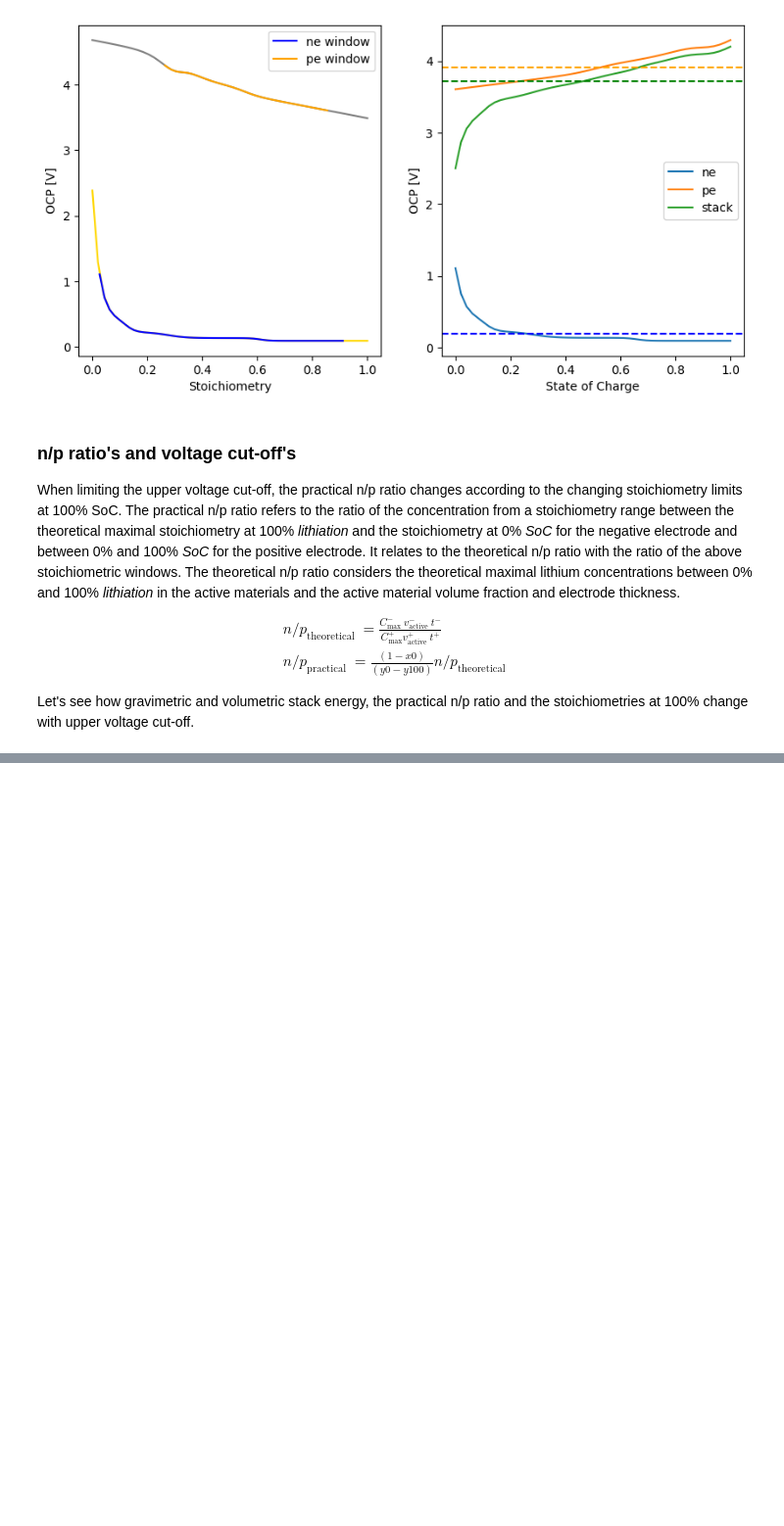
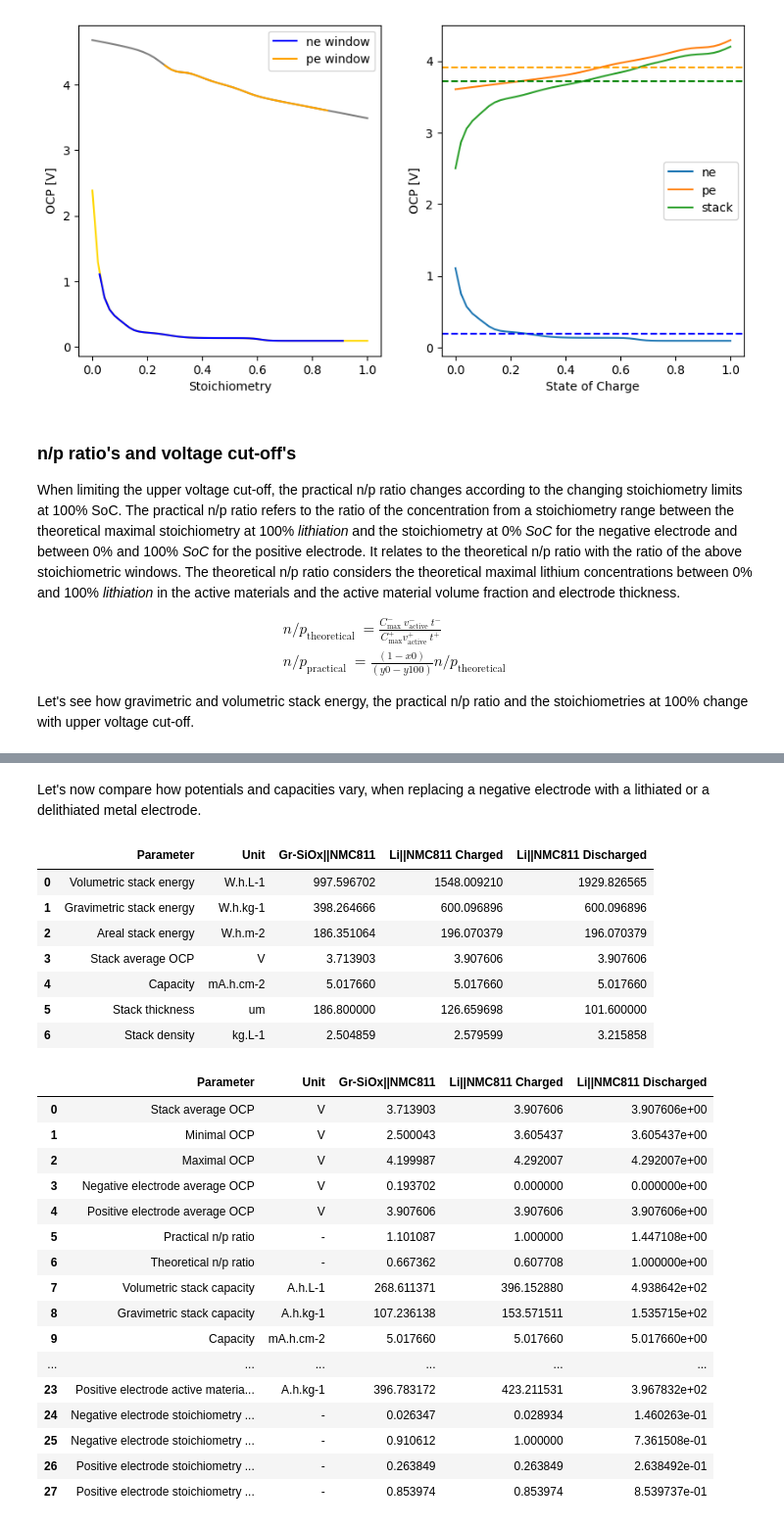
Before and after one commit to pybamm-team/pybamm-tea, a Jupyter notebook: examples/capacities_and_potentials.ipynb, the cells around one changed output, grey strips where cells are left out. Shown: that part at 98% size. Saved outputs shown, nothing was run; the diff lists cells and outputs as text; code cells hidden in the pictures; blank space fills up the shorter version.

```diff
--- a/examples/capacities_and_potentials.ipynb
+++ b/examples/capacities_and_potentials.ipynb
@@ -278,0 +240,7 @@ display(capacities_and_potentials)
+# %%
+thickness_npratio = {
+    "Theoretical n/p ratio": 1,
+    "Negative electrode thickness [m]": None,
+    "Negative electrode active material volume fraction": 1,
+    "Negative electrode porosity": 0,
+}
@@ -279,3 +259,70 @@ display(capacities_and_potentials)
+# %%
+lithiated_thickness = {
+    "Negative electrode active material volume fraction": 1,
+    "Negative electrode porosity": 0,
+    "Negative electrode thickness [m]": ((tea_class.stack_energy.get("Initial lithium inventory / positive electrode theoretical capacity")-
+                                          tea_class.stack_energy.get("Positive electrode stoichiometry at 100% SoC"))*
+                                         tea_class.stack_energy.get("Positive electrode theoretical capacity [mA.h.cm-2]")*
+                                         6.941 / 0.534 / 96485 * 3.6 / 100), # mA.h.cm-2 * g.mol-1 / g.cm-3 / Q.mol-1 * Q.mA.h-1 / cm.m-1 = m
+    "Positive electrode active material density [kg.m-3]": (tea_class.parameter_values.get("Positive electrode active material density [kg.m-3]")-
+                                                            0.006941 * tea_class.parameter_values.get("Maximum concentration in positive electrode [mol.m-3]") *
+                                                            (tea_class.stack_energy.get("Initial lithium inventory / positive electrode theoretical capacity") -
+                                                              tea_class.stack_energy.get("Positive electrode stoichiometry at 100% SoC")))
+}
+# %% [markdown]
+Let's now compare how potentials and capacities vary, when replacing a negative electrode with a lithiated or a delithiated metal electrode.
+# %%
+# merge input data
+input_lithium_discharged = {**potential, **stoichiometries, **delithiated_capacity, **thickness_npratio}
+input_lithium_charged = {**potential, **stoichiometries, **lithiated_capacity, **lithiated_thickness}
+# add electrolyte density
+input_lithium_discharged["Electrolyte density [kg.m-3]"] = 1276
+input_lithium_charged["Electrolyte density [kg.m-3]"] = 1276
+
+# base parameter-sets
+base = pybamm.ParameterValues("Chen2020")
+
+# create a TEA class
+tea_class_lithium_charged = pybamm_tea.TEA(base, input_lithium_charged)
+tea_class_lithium_discharged = pybamm_tea.TEA(base, input_lithium_discharged)
+
+# merge dataframes
+stack_energies = pd.merge(tea_class.stack_energy_dataframe, tea_class_lithium_charged.stack_energy_dataframe, on=['Parameter', 'Unit'])
+stack_energies = pd.merge(stack_energies, tea_class_lithium_discharged.stack_energy_dataframe, on=['Parameter', 'Unit'])
+stack_energies = stack_energies.rename(columns={"Value_x": "Gr-SiOx||NMC811", "Value_y": "Li||NMC811 Charged", "Value": "Li||NMC811 Discharged"})
+capacities_and_potentials = pd.merge(tea_class.capacities_and_potentials_dataframe, tea_class_lithium_charged.capacities_and_potentials_dataframe, on=['Parameter', 'Unit'])
+capacities_and_potentials = pd.merge(capacities_and_potentials, tea_class_lithium_discharged.capacities_and_potentials_dataframe, on=['Parameter', 'Unit'])
+capacities_and_potentials = capacities_and_potentials.rename(columns={"Value_x": "Gr-SiOx||NMC811", "Value_y": "Li||NMC811 Charged", "Value": "Li||NMC811 Discharged"})
+
+# display the dataframes
+display(stack_energies)
+display(capacities_and_potentials)
+# %% [output]
+|  | Parameter | Unit | Gr-SiOx||NMC811 | Li||NMC811 Charged | Li||NMC811 Discharged |
+| 0 | Volumetric stack energy | W.h.L-1 | 997.596702 | 1548.009210 | 1929.826565 |
+| 1 | Gravimetric stack energy | W.h.kg-1 | 398.264666 | 600.096896 | 600.096896 |
+| 2 | Areal stack energy | W.h.m-2 | 186.351064 | 196.070379 | 196.070379 |
+| 3 | Stack average OCP | V | 3.713903 | 3.907606 | 3.907606 |
+| 4 | Capacity | mA.h.cm-2 | 5.017660 | 5.017660 | 5.017660 |
+| 5 | Stack thickness | um | 186.800000 | 126.659698 | 101.600000 |
+| 6 | Stack density | kg.L-1 | 2.504859 | 2.579599 | 3.215858 |
+|  | Parameter | Unit | Gr-SiOx||NMC811 | Li||NMC811 Charged | Li||NMC811 Discharged |
+| 0 | Stack average OCP | V | 3.713903 | 3.907606 | 3.907606e+00 |
+| 1 | Minimal OCP | V | 2.500043 | 3.605437 | 3.605437e+00 |
+| 2 | Maximal OCP | V | 4.199987 | 4.292007 | 4.292007e+00 |
+| 3 | Negative electrode average OCP | V | 0.193702 | 0.000000 | 0.000000e+00 |
+| 4 | Positive electrode average OCP | V | 3.907606 | 3.907606 | 3.907606e+00 |
+| 5 | Practical n/p ratio | - | 1.101087 | 1.000000 | 1.447108e+00 |
+| 6 | Theoretical n/p ratio | - | 0.667362 | 0.607708 | 1.000000e+00 |
+| 7 | Volumetric stack capacity | A.h.L-1 | 268.611371 | 396.152880 | 4.938642e+02 |
+| 8 | Gravimetric stack capacity | A.h.kg-1 | 107.236138 | 153.571511 | 1.535715e+02 |
+| 9 | Capacity | mA.h.cm-2 | 5.017660 | 5.017660 | 5.017660e+00 |
+| ... | ... | ... | ... | ... | ... |
+| 23 | Positive electrode active materia... | A.h.kg-1 | 396.783172 | 423.211531 | 3.967832e+02 |
+| 24 | Negative electrode stoichiometry ... | - | 0.026347 | 0.028934 | 1.460263e-01 |
+| 25 | Negative electrode stoichiometry ... | - | 0.910612 | 1.000000 | 7.361508e-01 |
+| 26 | Positive electrode stoichiometry ... | - | 0.263849 | 0.263849 | 2.638492e-01 |
+| 27 | Positive electrode stoichiometry ... | - | 0.853974 | 0.853974 | 8.539737e-01 |
 # %% [markdown]
 ### Loss of lithium inventory
 
```
Also changed, not shown: parts of 15 cells of this notebook, 4 other files.
